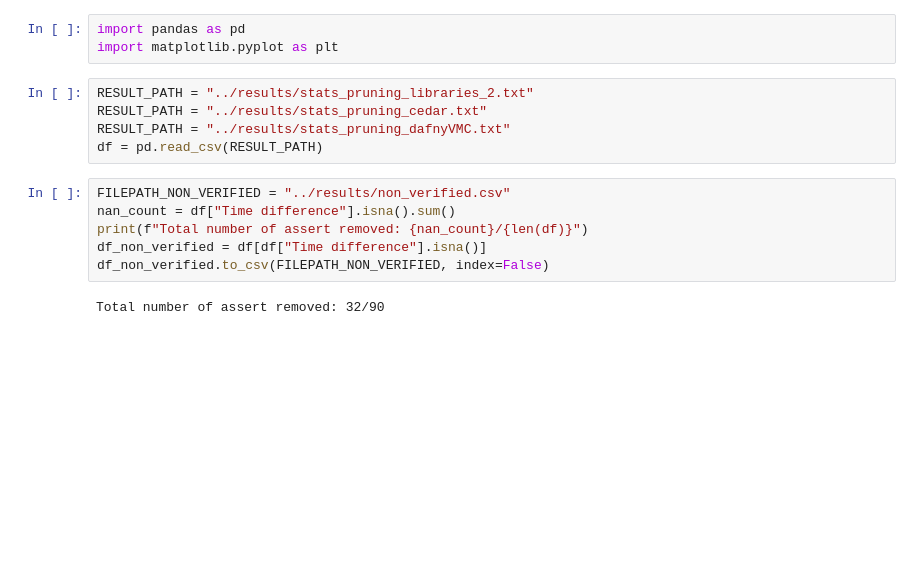
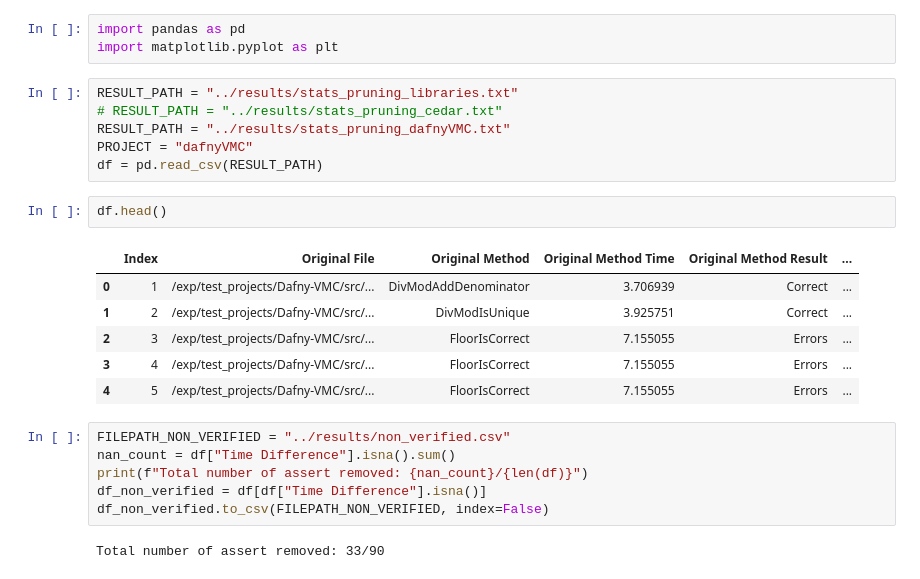
Before and after one commit to ricostynha1/dafny_laurel_repair, a Jupyter notebook: notebooks/pruning_analysis.ipynb, the cells around one changed output. Cells and saved outputs as stored; diff of their text form; blank space fills up the shorter version.

```diff
--- a/notebooks/pruning_analysis.ipynb
+++ b/notebooks/pruning_analysis.ipynb
@@ -2,18 +2,28 @@
 import pandas as pd
 import matplotlib.pyplot as plt
 # %%
-RESULT_PATH = "../results/stats_pruning_libraries_2.txt"
-RESULT_PATH = "../results/stats_pruning_cedar.txt"
+RESULT_PATH = "../results/stats_pruning_libraries.txt"
+# RESULT_PATH = "../results/stats_pruning_cedar.txt"
 RESULT_PATH = "../results/stats_pruning_dafnyVMC.txt"
+PROJECT = "dafnyVMC"
 df = pd.read_csv(RESULT_PATH)
+# %%
+df.head()
+# %% [output]
+|  | Index | Original File | Original Method | Original Method Time | Original Method Result | ... |
+| 0 | 1 | /exp/test_projects/Dafny-VMC/src/... | DivModAddDenominator | 3.706939 | Correct | ... |
+| 1 | 2 | /exp/test_projects/Dafny-VMC/src/... | DivModIsUnique | 3.925751 | Correct | ... |
+| 2 | 3 | /exp/test_projects/Dafny-VMC/src/... | FloorIsCorrect | 7.155055 | Errors | ... |
+| 3 | 4 | /exp/test_projects/Dafny-VMC/src/... | FloorIsCorrect | 7.155055 | Errors | ... |
+| 4 | 5 | /exp/test_projects/Dafny-VMC/src/... | FloorIsCorrect | 7.155055 | Errors | ... |
 # %%
 FILEPATH_NON_VERIFIED = "../results/non_verified.csv"
-nan_count = df["Time difference"].isna().sum()
+nan_count = df["Time Difference"].isna().sum()
 print(f"Total number of assert removed: {nan_count}/{len(df)}")
-df_non_verified = df[df["Time difference"].isna()]
+df_non_verified = df[df["Time Difference"].isna()]
 df_non_verified.to_csv(FILEPATH_NON_VERIFIED, index=False)
 # %% [output]
-Total number of assert removed: 32/90
+Total number of assert removed: 33/90
 # %%
 df
 # %% [output]
```
Also changed, not shown: parts of 5 cells of this notebook, 17 other files.
